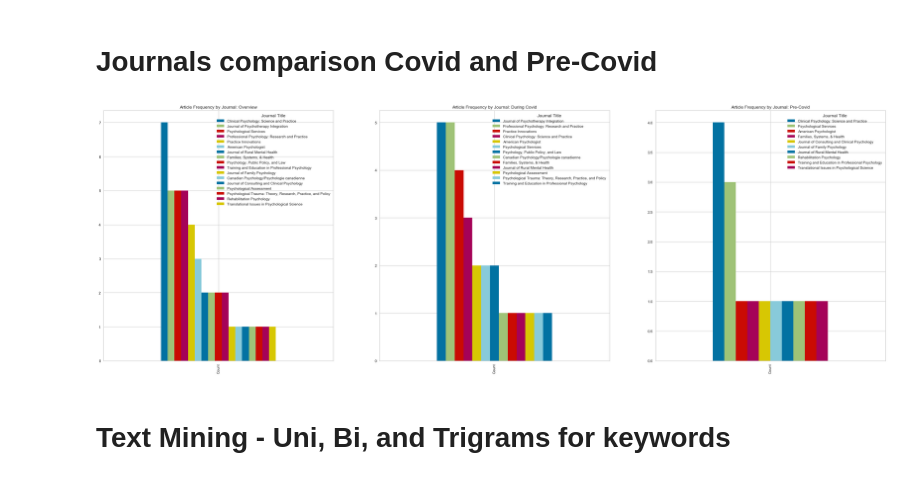
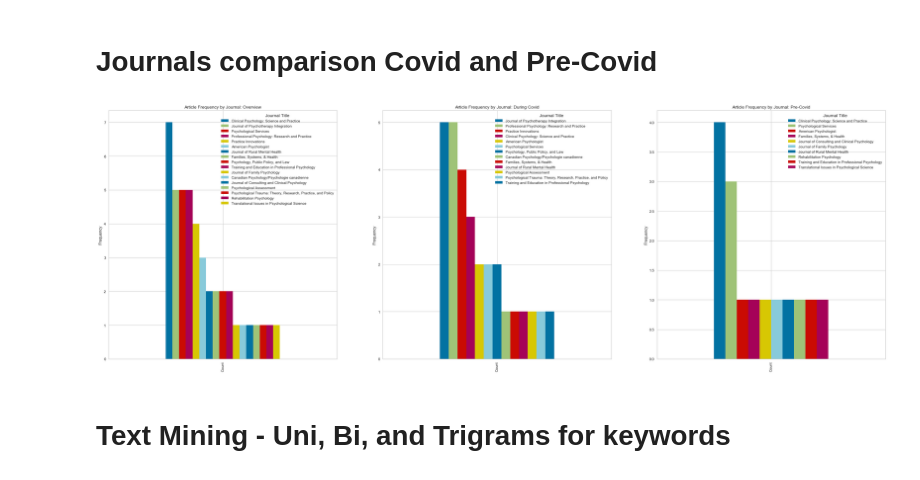
Before and after one commit to VintageGold/Text_Summarization, a Jupyter notebook: notebooks/EDA_Updated.ipynb, the cells around one changed output. Saved outputs shown, nothing was run; the diff lists cells and outputs as text; code cells hidden in the pictures.

```diff
--- a/notebooks/EDA_Updated.ipynb
+++ b/notebooks/EDA_Updated.ipynb
@@ -39,17 +38,19 @@ import matplotlib.pyplot as plt
 import textwrap
 # %%
 parameters = {'axes.labelsize': 25,
-          'axes.titlesize': 35,
-             'xtick.labelsize':20,
-             "figure.figsize" : (20, 10)
+          'axes.titlesize': 64,
+             'xtick.labelsize':32,
+              'ytick.labelsize':40,
+             "figure.figsize" : (20, 15)
              }
 
 
+
 plt.rcParams.update(parameters)
 # %% [markdown]
 # Load Data
 # %%
-df_overview = pd.read_csv("./Data/processed/Telehealth.csv")
+df_overview = pd.read_csv("../Data/processed/Telehealth.csv")
 df_overview.head()
 # %% [output]
 |  | Journal Title | Article Title | Date Published | Authors | Abstract | Keywords | Citation | Content | ... |
@@ -112,16 +113,18 @@ for index, dataset in enumerate(datasets):
 # %%
 fig, ax = plt.subplots(1,3,figsize=(30,10))
 
 fig.tight_layout(h_pad=2,w_pad=8)
 
 
 for index, dataset in enumerate(datasets):
 
     dataset[["Journal Title","Content"]].rename(columns={"Content":"Count"}).groupby("Journal Title").count().sort_values("Count",ascending=False).T.plot(kind="bar"
     ,ax=ax[index]
     ,title=f"Article Frequency by Journal: {dataset_labels[index]}")
+
+    ax[index].set_ylabel("Frequency")
 # %% [output]
-[figure, old version]
+[figure, new version]
 # %% [markdown]
 # Text Mining - Uni, Bi, and Trigrams for keywords
 # %%
```
Also changed, not shown: parts of 8 cells of this notebook.
